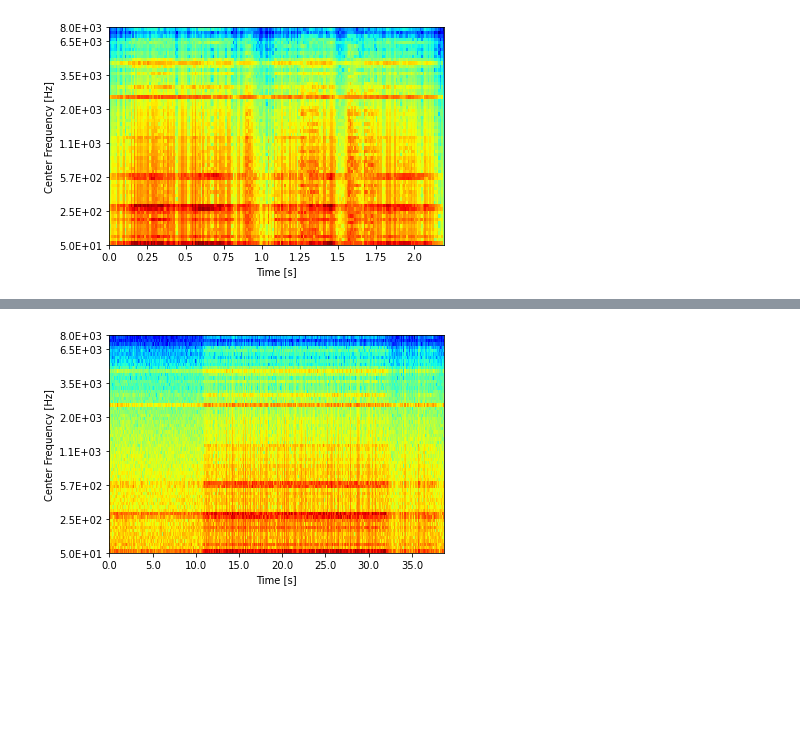
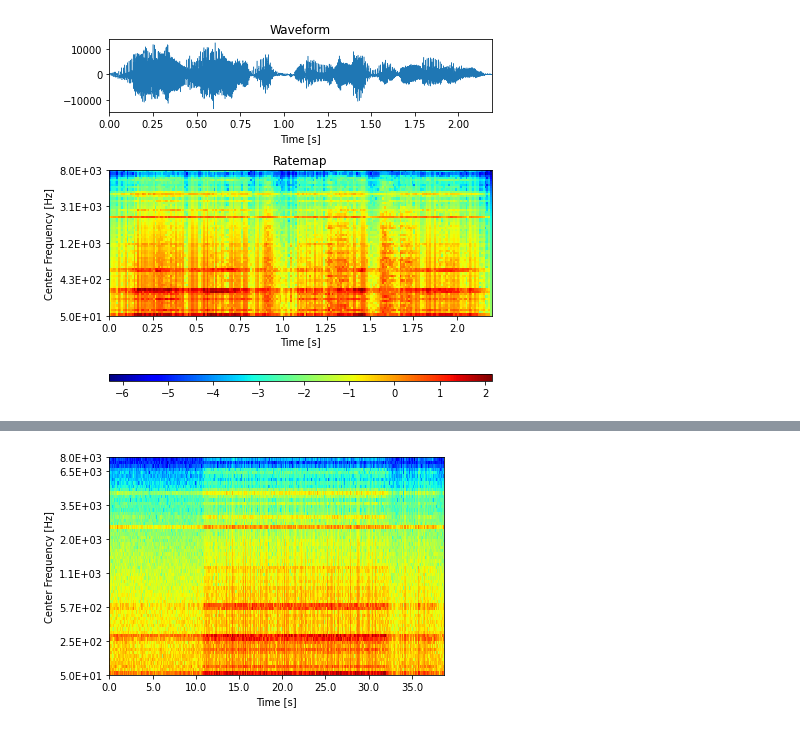
Before and after one commit to AcousticOdometry/AO, a Jupyter notebook: notebooks/plot_features.ipynb, the cells around one changed output, grey strips where cells are left out. Drawn from its saved outputs; the diff is of its cells as text; code cells hidden in the pictures; blank space fills up the shorter version.

```diff
--- a/notebooks/plot_features.ipynb
+++ b/notebooks/plot_features.ipynb
@@ -6,18 +9,36 @@ import numpy as np
 # %%
 audio_url = (
     r"https://staffwww.dcs.shef.ac.uk/people/N.Ma/resources"
     r"/ratemap/t29_lwwj2n_m17_lgwe7s.wav"
     )
 data, sample_rate = ao.io.wave_read(audio_url)
 frame_length = 10  # [ms]
 frame_samples = int(
     np.ceil(frame_length / 1000 * sample_rate)
     )  # samples per frame
-plot, ax = ao.plot.gammatonegram(
-    data, sample_rate, frame_samples, num_features=64, low_Hz=50, high_Hz=8000
+fig, axs = plt.subplots(
+    3, 1, figsize=(6.5, 5.5), gridspec_kw={'height_ratios': [0.5, 1, 0.05]}
     )
+# Signal
+ao.plot.signal(data, sample_rate, ax=axs[0])
+axs[0].set_title('Waveform')
+# Gammatonegram
+frame_length = 10  # [ms]
+frame_samples = math.ceil(frame_length / 1000 * sample_rate)
+plot, _ = ao.plot.gammatonegram(
+    data,
+    sample_rate,
+    frame_samples,
+    num_features=64,
+    low_Hz=50,
+    high_Hz=8000,
+    ax=axs[1]
+    )
+axs[1].set_title('Ratemap')
+fig.colorbar(plot, cax=axs[2], orientation="horizontal")
+fig.tight_layout()
 # %% [output]
-[figure, old version]
+[figure, new version]
 # %% [markdown]
 ![Ratemap](https://staffwww.dcs.shef.ac.uk/people/N.Ma/resources/ratemap/ratemap.png)
 # %%
```
Also changed, not shown: parts of 1 cell of this notebook, 3 other files.
